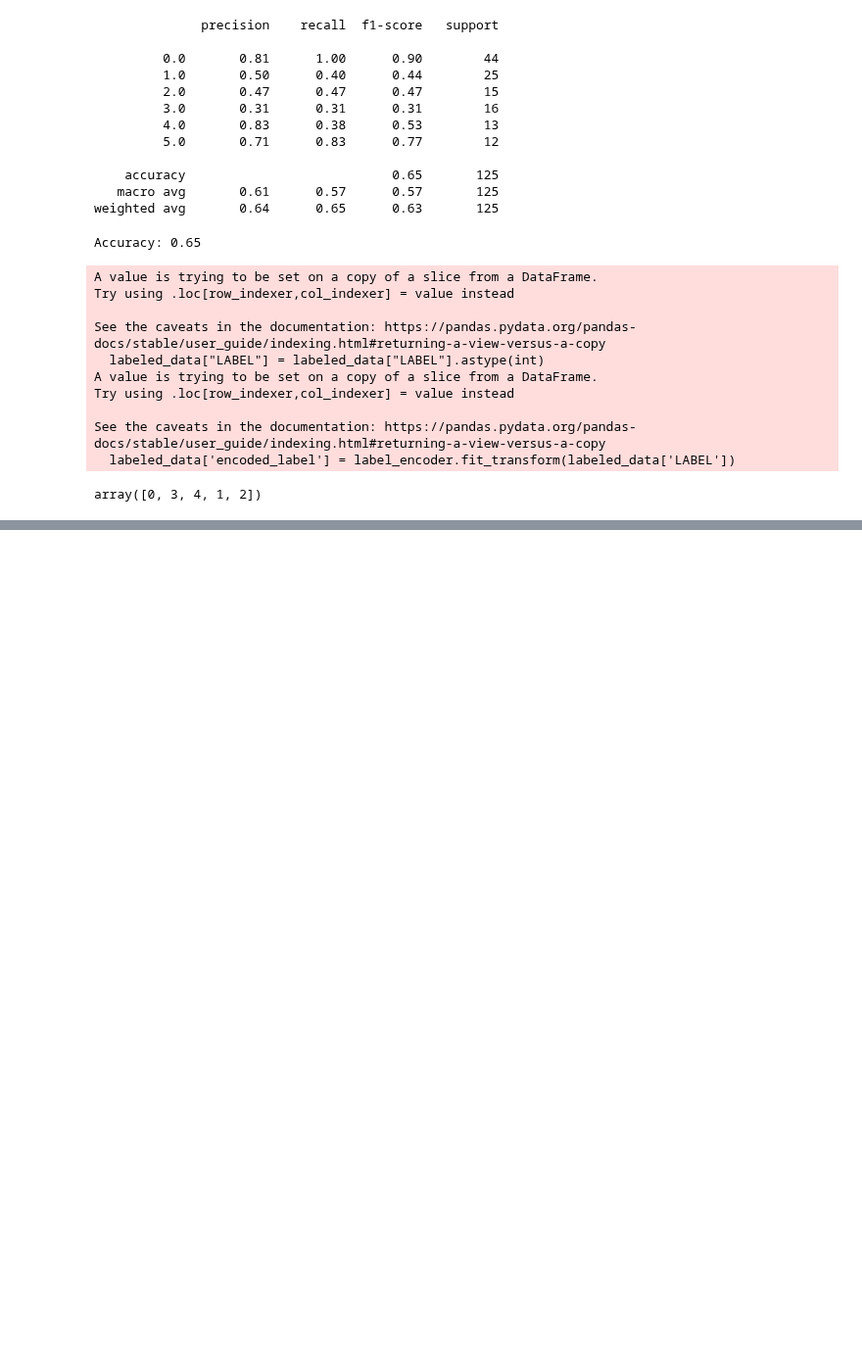
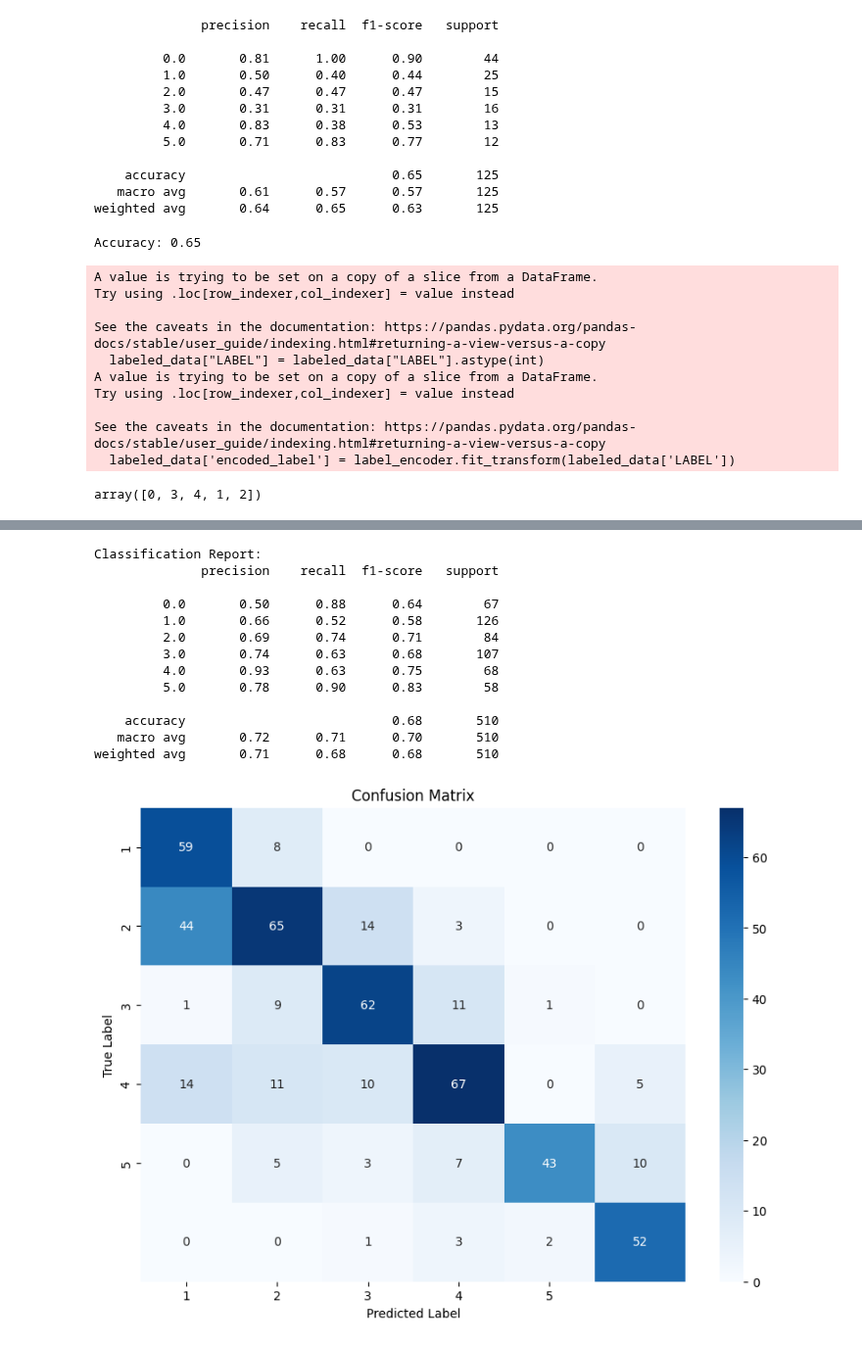
Before and after one commit to KaneZhao/Adverse-Events-in-Female-Stress-Urinary-Incontinence, a Jupyter notebook: Semi_Supervised_Learning.ipynb, the cells around one changed output, grey strips where cells are left out. Shown at 98% size. Saved outputs shown, nothing was run; the diff lists cells and outputs as text; code cells hidden in the pictures; blank space fills up the shorter version.

```diff
--- a/Semi_Supervised_Learning.ipynb
+++ b/Semi_Supervised_Learning.ipynb
@@ -347,0 +509,2 @@ print(final_predictions)
+# %%
+labeled_data = labeled_data[['FOI_TEXT', 'LABEL']]
@@ -347,0 +517,18 @@ print(final_predictions)
+# %%
+# Step 2: Combine the original labeled data with the new predicted data
+combined_data = pd.concat([labeled_data, predicted_df], ignore_index=True)
+# %%
+# Prepare features for the combined dataset
+X_combined = combined_data['FOI_TEXT']
+y_combined = combined_data['LABEL']
+
+# Vectorize the text data
+vectorizer = TfidfVectorizer(max_features=10000)
+X_combined_vec = vectorizer.fit_transform(X_combined)
+# %%
+# Step 3: Train a Classifier on the Combined Dataset
+base_model = LogisticRegression(max_iter=1000)
+self_training_model = SelfTrainingClassifier(base_model)
+
+# Fit the self-training model on the combined dataset
+self_training_model.fit(X_combined_vec, y_combined)
@@ -347,0 +632,39 @@ print(final_predictions)
+# %%
+from sklearn.metrics import classification_report, confusion_matrix
+import seaborn as sns
+import matplotlib.pyplot as plt
+
+# Assuming y_combined contains the true labels and y_final_pred contains the predicted labels
+y_combined = combined_data['LABEL']  # True labels
+y_final_pred = self_training_model.predict(X_combined_vec)  # Predicted labels
+
+# Print the classification report
+print("Classification Report:")
+print(classification_report(y_combined, y_final_pred))
+
+# Create and display the confusion matrix
+cm = confusion_matrix(y_combined, y_final_pred)
+
+plt.figure(figsize=(10, 7))
+sns.heatmap(cm, annot=True, fmt='d', cmap='Blues',
+            xticklabels=[1, 2, 3, 4, 5],
+            yticklabels=[1, 2, 3, 4, 5])
+plt.xlabel('Predicted Label')
+plt.ylabel('True Label')
+plt.title('Confusion Matrix')
+plt.show()
+# %% [output]
+Classification Report:
+              precision    recall  f1-score   support
+
+         0.0       0.50      0.88      0.64        67
+         1.0       0.66      0.52      0.58       126
+         2.0       0.69      0.74      0.71        84
+         3.0       0.74      0.63      0.68       107
+         4.0       0.93      0.63      0.75        68
+         5.0       0.78      0.90      0.83        58
+
+    accuracy                           0.68       510
+   macro avg       0.72      0.71      0.70       510
+weighted avg       0.71      0.68      0.68       510
+[figure, added]
```
Also changed, not shown: parts of 24 cells of this notebook.
